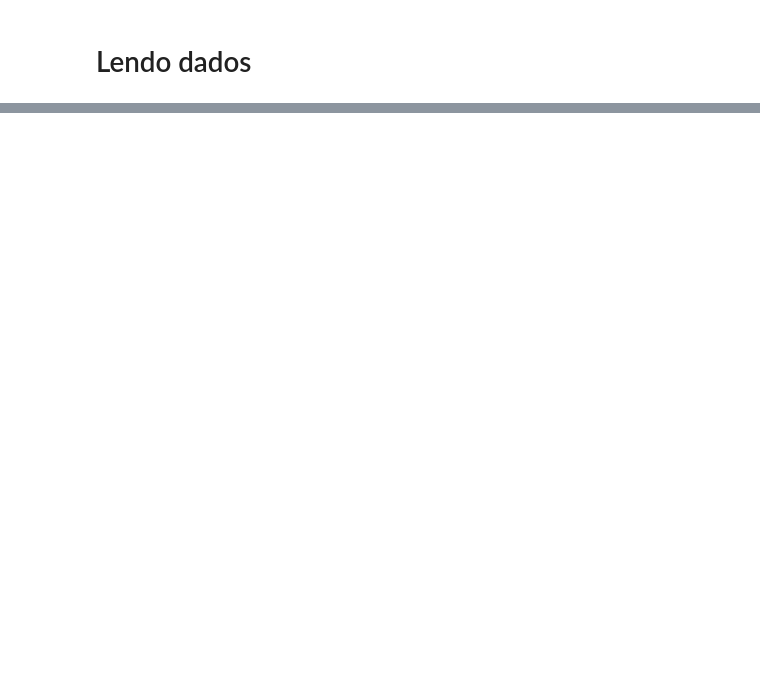
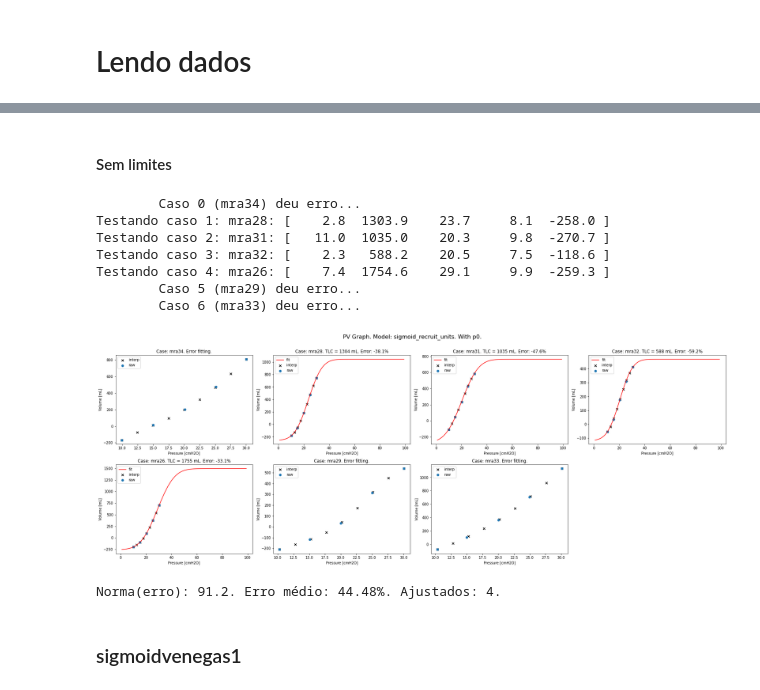
Before and after one commit to edlbcamargo/recrutabilidade, a Jupyter notebook: testa_modelos.ipynb, the cells around one changed output, grey strips where cells are left out. Drawn from its saved outputs; the diff is of its cells as text; code cells hidden in the pictures; blank space fills up the shorter version.

```diff
--- a/testa_modelos.ipynb
+++ b/testa_modelos.ipynb
@@ -456,0 +119,18 @@ print(f'{parameters}')
+# %% [markdown]
+#### Sem limites
+# %%
+n_points_interp = 1
+texto = 'With p0.'
+_= m.testa_modelo(dadosdfD5, m.sigmoid_recruit_units, metodo = metodo, meu_p0 = sigmoid_recruit_units_p0, texto = texto, TLC_index=1, n_points_interp=n_points_interp, debug=debug)
+# %% [output]
+        Caso 0 (mra34) deu erro...
+Testando caso 1: mra28: [    2.8  1303.9    23.7     8.1  -258.0 ]
+Testando caso 2: mra31: [   11.0  1035.0    20.3     9.8  -270.7 ]
+Testando caso 3: mra32: [    2.3   588.2    20.5     7.5  -118.6 ]
+Testando caso 4: mra26: [    7.4  1754.6    29.1     9.9  -259.3 ]
+        Caso 5 (mra29) deu erro...
+        Caso 6 (mra33) deu erro...
+[figure, added]
+Norma(erro): 91.2. Erro médio: 44.48%. Ajustados: 4.
+# %% [markdown]
+### sigmoidvenegas1
```
Also changed, not shown: parts of 80 cells of this notebook, 1 other file.
